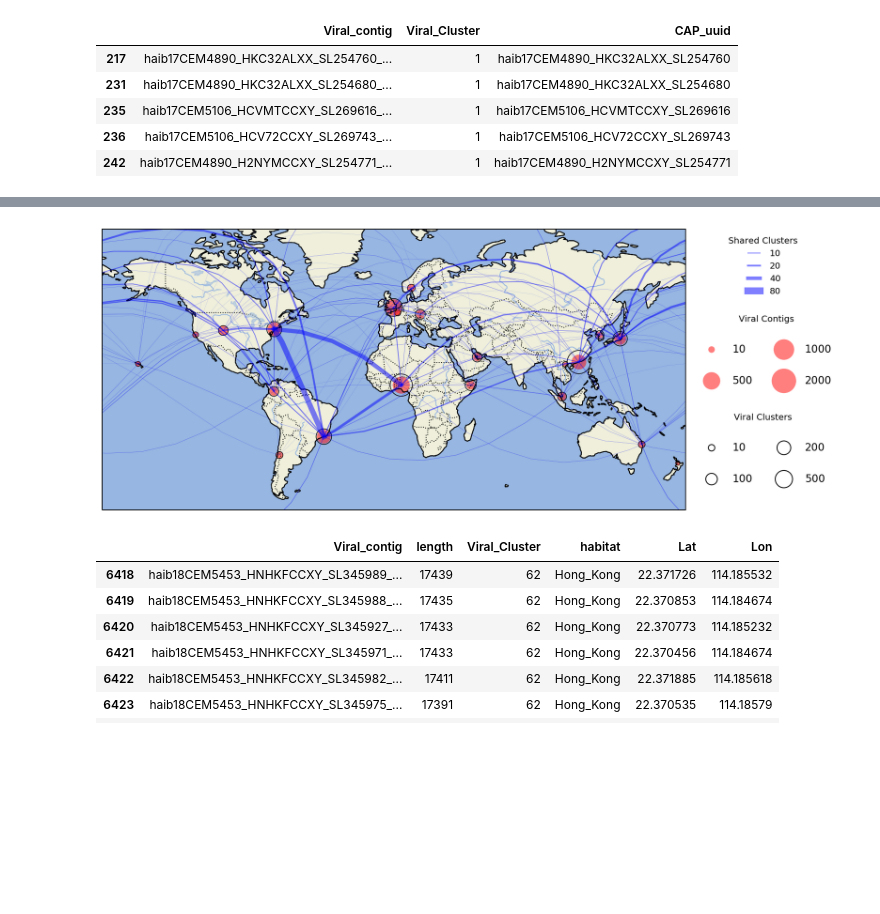
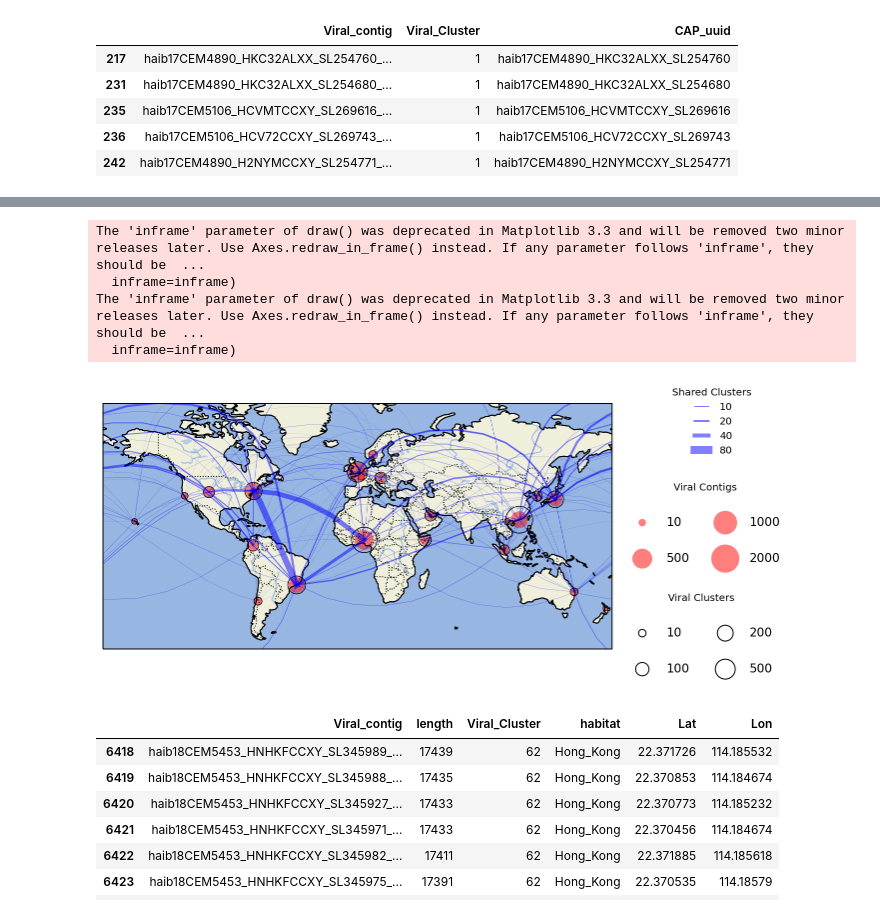
Before and after one commit to ryneches/metasub, a Jupyter notebook: MetaSUBviralBioGeo.ipynb, the cells around one changed output, grey strips where cells are left out. Cells and saved outputs as stored; diff of their text form; code cells hidden in the pictures; blank space fills up the shorter version.

Commit message:
fixed truncated legend

```diff
--- a/MetaSUBviralBioGeo.ipynb
+++ b/MetaSUBviralBioGeo.ipynb
@@ -266,37 +270,41 @@ l6 = plt.scatter([-10e100],[1000], s=cluster_scale(100), edgecolors='black', col
 l7 = plt.scatter([-10e100],[1000], s=cluster_scale(200), edgecolors='black', color='none', alpha=1, label='200' )
 l8 = plt.scatter([-10e100],[1000], s=cluster_scale(500), edgecolors='black', color='none', alpha=1, label='500' )
 
 l9,  = plt.plot( [1000,1000],[1000,1001], lw=1, color='b', alpha=0.5, label='10' )
 l10, = plt.plot( [1000,1000],[1000,1001], lw=2, color='b', alpha=0.5, label='20' )
 l11, = plt.plot( [1000,1000],[1000,1001], lw=4, color='b', alpha=0.5, label='40' )
 l12, = plt.plot( [1000,1000],[1000,1001], lw=8, color='b', alpha=0.5, label='80' )
 
 labels = [ '10', '500', '1000', '2000', '10', '100', '200', '500', ]
 
 handler_map = { l9  : HandlerLine2D(numpoints=2),
                 l10 : HandlerLine2D(numpoints=2),
                 l11 : HandlerLine2D(numpoints=2),
                 l12 : HandlerLine2D(numpoints=2) }
 
 leg1 = plt.legend( handler_map=handler_map, loc=2, handles=[l9,l10,l11,l12], title='Shared Clusters',
-                   bbox_to_anchor=(1.06, 1.0), frameon=False )
+                   bbox_to_anchor=(1.1, 1.1), frameon=False )
 plt.gca().add_artist(leg1)
 
 leg2 = plt.legend(handles=[l1, l2, l3, l4], ncol=2, frameon=False, fontsize=12,
 handlelength=2, loc = 2, bbox_to_anchor=(1.00, 0.75), borderpad = 1, labelspacing=2,
 handletextpad=1, title='Viral Contigs', scatterpoints = 1 )
 plt.gca().add_artist(leg2)
 
 leg2 = plt.legend(handles=[l5, l6, l7, l8], ncol=2, frameon=False, fontsize=12,
-handlelength=2, loc = 2, bbox_to_anchor=(1.00, 0.4), borderpad = 1, labelspacing=2,
+handlelength=2, loc = 2, bbox_to_anchor=(1.00, 0.30), borderpad = 1, labelspacing=2,
 handletextpad=1, title='Viral Clusters', scatterpoints = 1 )
 
-
+tight_layout()
 
 savefig( 'figures/metasub_viralbiogeo.pdf' )
 savefig( 'figures/metasub_viralbiogeo.png' )
 # %% [output]
+The 'inframe' parameter of draw() was deprecated in Matplotlib 3.3 and will be removed two minor releases later. Use Axes.redraw_in_frame() instead. If any parameter follows 'inframe', they should be  ...
+  inframe=inframe)
+The 'inframe' parameter of draw() was deprecated in Matplotlib 3.3 and will be removed two minor releases later. Use Axes.redraw_in_frame() instead. If any parameter follows 'inframe', they should be  ...
+  inframe=inframe)
-[figure, old version]
+[figure, new version]
 # %%
 vcluster_metadata = pandas.read_csv( 'data/table_vclusters_metasub.txt', sep='\t' )
 hong_kong_phage = vcluster_metadata[ vcluster_metadata.Viral_Cluster == 62 ]
```
Also changed, not shown: parts of 3 cells of this notebook, 2 other files.
